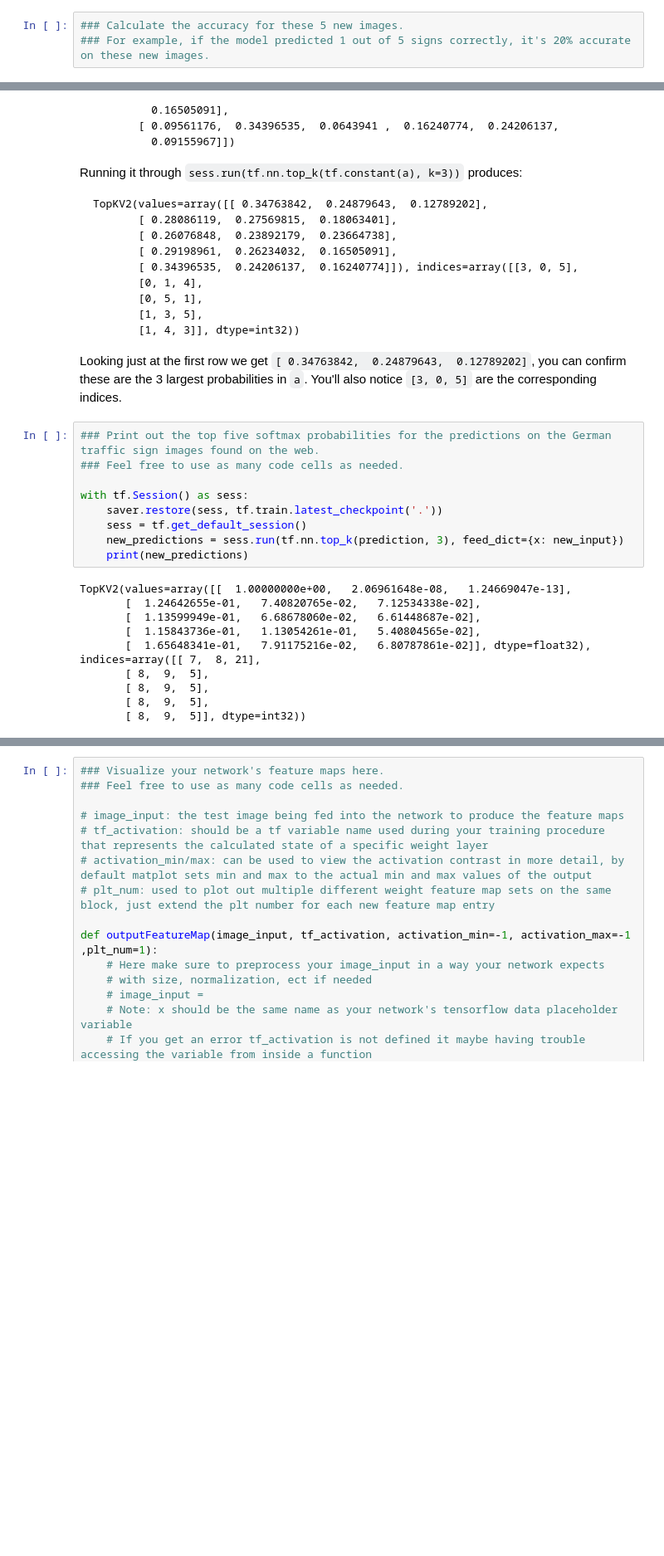
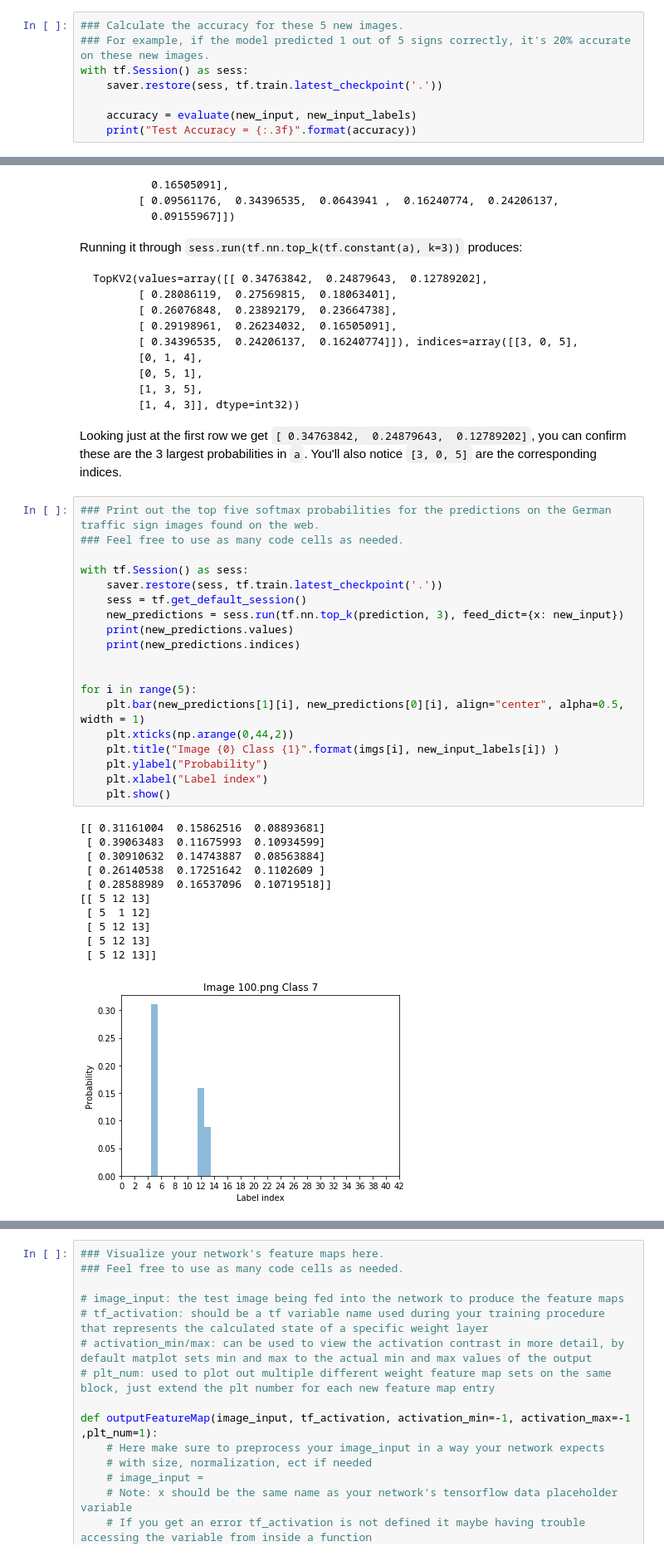
Before and after one commit to kaiulrich/kulrich_CarND-Traffic-Sign-Classifier-Project, a Jupyter notebook: Traffic_Sign_Classifier.ipynb, the cells around one changed output, grey strips where cells are left out. Shown at 83% size. Saved outputs shown, nothing was run; the diff lists cells and outputs as text; blank space fills up the shorter version.

```diff
--- a/Traffic_Sign_Classifier.ipynb
+++ b/Traffic_Sign_Classifier.ipynb
@@ -411,3 +412,8 @@ with tf.Session() as sess:
 # %%
 ### Calculate the accuracy for these 5 new images.
 ### For example, if the model predicted 1 out of 5 signs correctly, it's 20% accurate on these new images.
+with tf.Session() as sess:
+    saver.restore(sess, tf.train.latest_checkpoint('.'))
+
+    accuracy = evaluate(new_input, new_input_labels)
+    print("Test Accuracy = {:.3f}".format(accuracy))
@@ -454,19 +462,31 @@ Looking just at the first row we get `[ 0.34763842,  0.24879643,  0.12789202]`,
 # %%
 ### Print out the top five softmax probabilities for the predictions on the German traffic sign images found on the web.
 ### Feel free to use as many code cells as needed.
 
 with tf.Session() as sess:
     saver.restore(sess, tf.train.latest_checkpoint('.'))
     sess = tf.get_default_session()
     new_predictions = sess.run(tf.nn.top_k(prediction, 3), feed_dict={x: new_input})
-    print(new_predictions)
+    print(new_predictions.values)
+    print(new_predictions.indices)
+
+
+for i in range(5):
+    plt.bar(new_predictions[1][i], new_predictions[0][i], align="center", alpha=0.5, width = 1)
+    plt.xticks(np.arange(0,44,2))
+    plt.title("Image {0} Class {1}".format(imgs[i], new_input_labels[i]) )
+    plt.ylabel("Probability")
+    plt.xlabel("Label index")
+    plt.show()
 # %% [output]
-TopKV2(values=array([[  1.00000000e+00,   2.06961648e-08,   1.24669047e-13],
-       [  1.24642655e-01,   7.40820765e-02,   7.12534338e-02],
-       [  1.13599949e-01,   6.68678060e-02,   6.61448687e-02],
-       [  1.15843736e-01,   1.13054261e-01,   5.40804565e-02],
-       [  1.65648341e-01,   7.91175216e-02,   6.80787861e-02]], dtype=float32), indices=array([[ 7,  8, 21],
-       [ 8,  9,  5],
-       [ 8,  9,  5],
-       [ 8,  9,  5],
-       [ 8,  9,  5]], dtype=int32))
+[[ 0.31161004  0.15862516  0.08893681]
+ [ 0.39063483  0.11675993  0.10934599]
+ [ 0.30910632  0.14743887  0.08563884]
+ [ 0.26140538  0.17251642  0.1102609 ]
+ [ 0.28588989  0.16537096  0.10719518]]
+[[ 5 12 13]
+ [ 5  1 12]
+ [ 5 12 13]
+ [ 5 12 13]
+ [ 5 12 13]]
+[figure, added]
```
Also changed, not shown: parts of 8 cells of this notebook.
